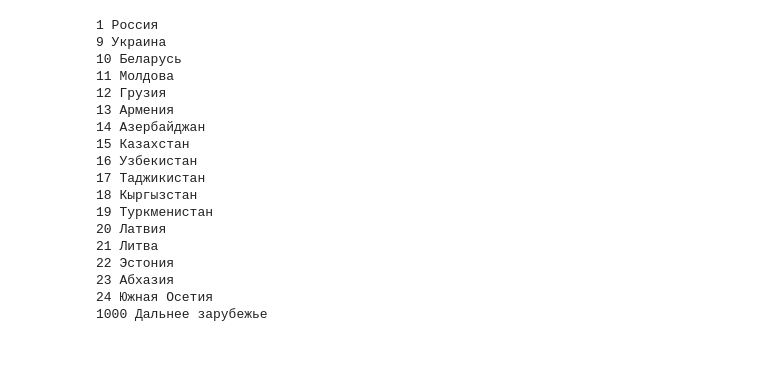
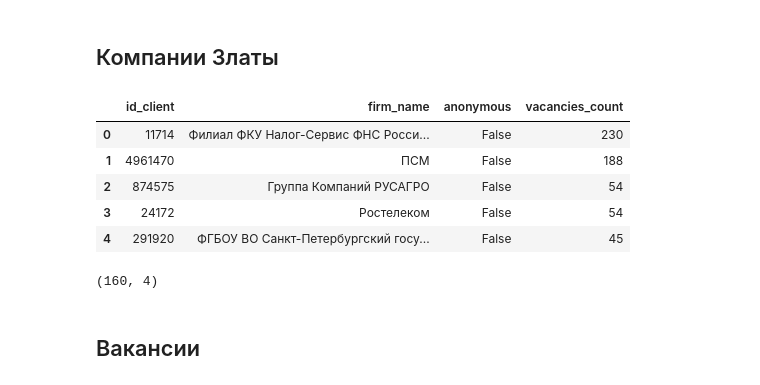
Before and after one commit to alex-bul/gp2_hse_2026, a Jupyter notebook: MVP_Superjob.ipynb, the cells around one changed output. Saved outputs shown, nothing was run; the diff lists cells and outputs as text; code cells hidden in the pictures; blank space fills up the shorter version.

```diff
--- a/MVP_Superjob.ipynb
+++ b/MVP_Superjob.ipynb
@@ -91,23 +6,0 @@ response = requests.get(url, headers=headers)
-# %%
-data = response.json()
-for item in data["objects"]:
-    print(item["id"], item["title"])
-# %% [output]
-1 Россия
-9 Украина
-10 Беларусь
-11 Молдова
-12 Грузия
-13 Армения
-14 Азербайджан
-15 Казахстан
-16 Узбекистан
-17 Таджикистан
-18 Кыргызстан
-19 Туркменистан
-20 Латвия
-21 Литва
-22 Эстония
-23 Абхазия
-24 Южная Осетия
-1000 Дальнее зарубежье
@@ -115,0 +9,18 @@ COUNTRY_CODE = 1
+# %% [markdown]
+<h2>Компании Златы</h2>
+# %%
+companies = pd.read_csv('id_client_with_counts_final (2).csv')
+companies.head()
+# %% [output]
+|  | id_client | firm_name | anonymous | vacancies_count |
+| 0 | 11714 | Филиал ФКУ Налог-Сервис ФНС Росси... | False | 230 |
+| 1 | 4961470 | ПСМ | False | 188 |
+| 2 | 874575 | Группа Компаний РУСАГРО | False | 54 |
+| 3 | 24172 | Ростелеком | False | 54 |
+| 4 | 291920 | ФГБОУ ВО Санкт-Петербургский госу... | False | 45 |
+# %%
+companies.shape
+# %% [output]
+(160, 4)
+# %% [markdown]
+<h2>Вакансии</h2>
```
Also changed, not shown: parts of 19 cells of this notebook, 2 other files.
